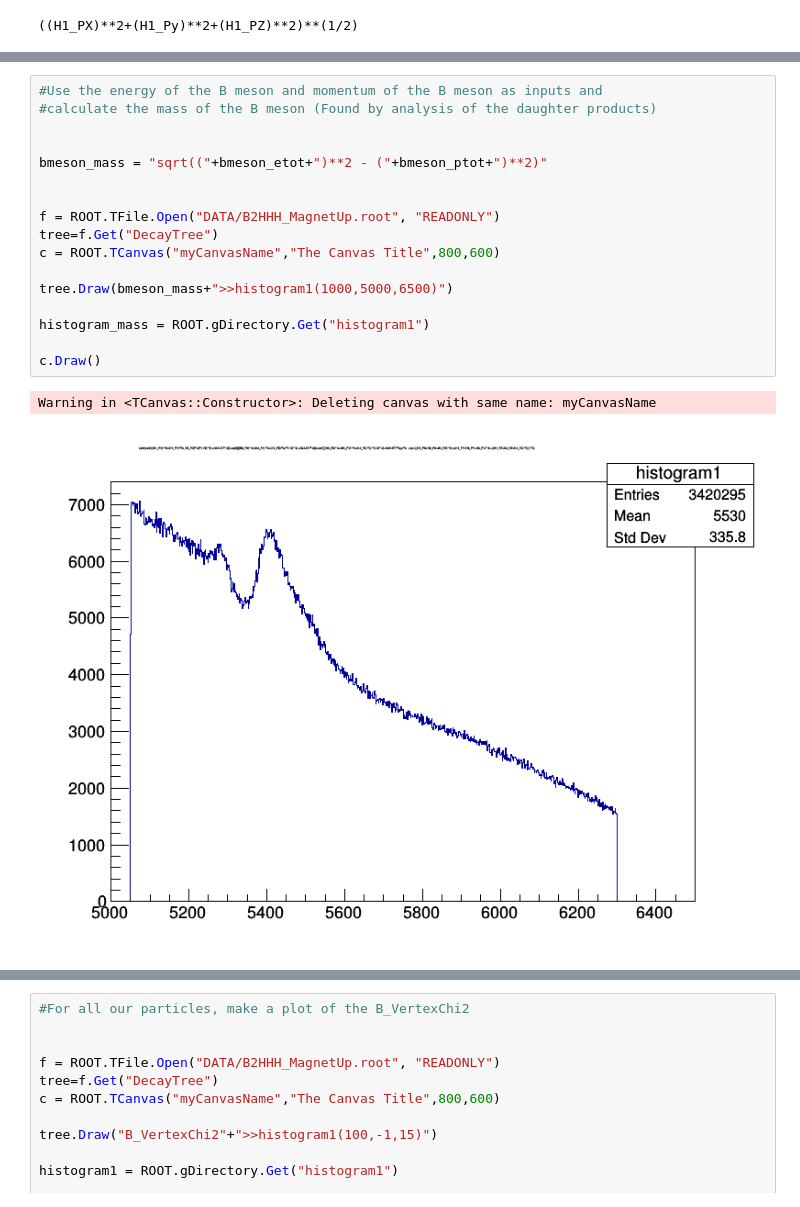
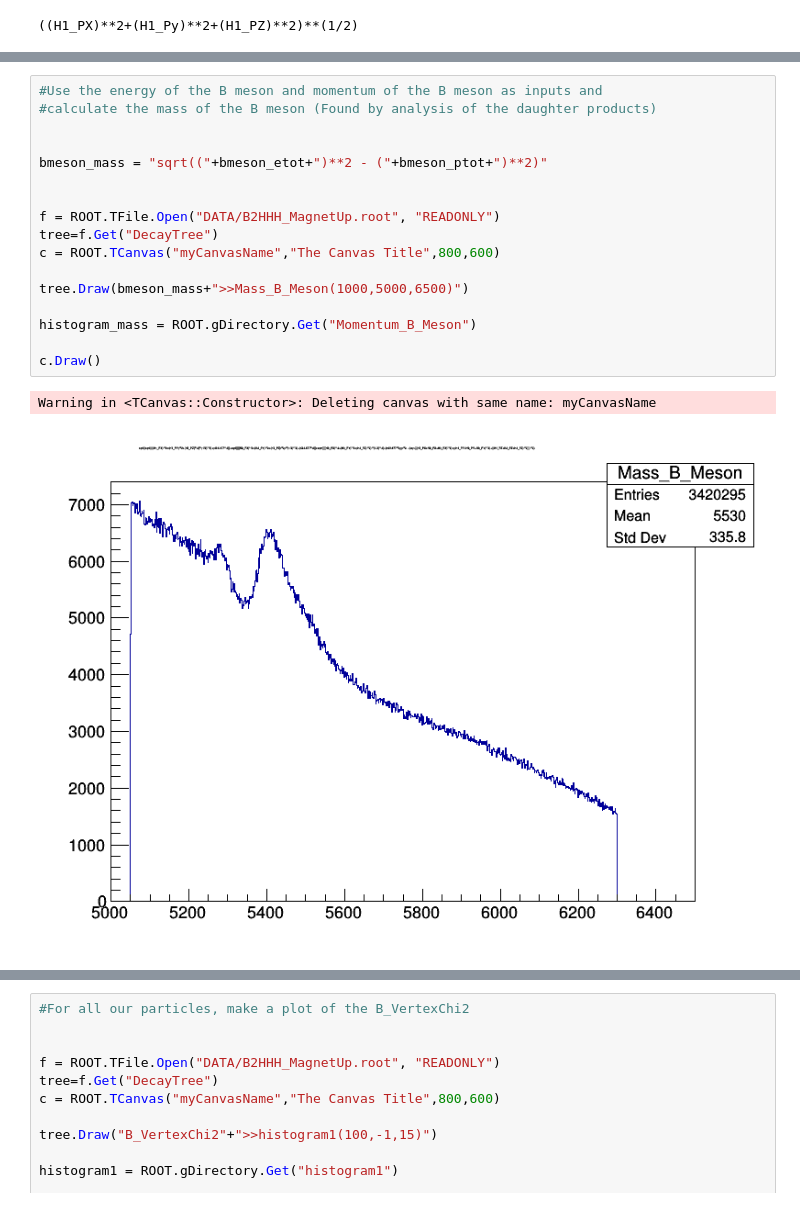
Before and after one commit to gio-rb/PRA3024, a Jupyter notebook: Week4.ipynb, the cells around one changed output, grey strips where cells are left out. Drawn from its saved outputs; the diff is of its cells as text.

```diff
--- a/Week4.ipynb
+++ b/Week4.ipynb
@@ -365,23 +334,23 @@ Warning in <TCanvas::Constructor>: Deleting canvas with same name: myCanvasName
 # %%
 #Use the energy of the B meson and momentum of the B meson as inputs and
 #calculate the mass of the B meson (Found by analysis of the daughter products)
 
 
 bmeson_mass = "sqrt(("+bmeson_etot+")**2 - ("+bmeson_ptot+")**2)"
 
 
 f = ROOT.TFile.Open("DATA/B2HHH_MagnetUp.root", "READONLY")
 tree=f.Get("DecayTree")
 c = ROOT.TCanvas("myCanvasName","The Canvas Title",800,600)
 
-tree.Draw(bmeson_mass+">>histogram1(1000,5000,6500)")
+tree.Draw(bmeson_mass+">>Mass_B_Meson(1000,5000,6500)")
 
-histogram_mass = ROOT.gDirectory.Get("histogram1")
+histogram_mass = ROOT.gDirectory.Get("Momentum_B_Meson")
 
 c.Draw()
 # %% [output]
 Warning in <TCanvas::Constructor>: Deleting canvas with same name: myCanvasName
-[figure, old version]
+[figure, new version]
 # %%
 #Make plots of H1/H2/H3 _ProbK on one plot
 
```
Also changed, not shown: parts of 19 cells of this notebook.
